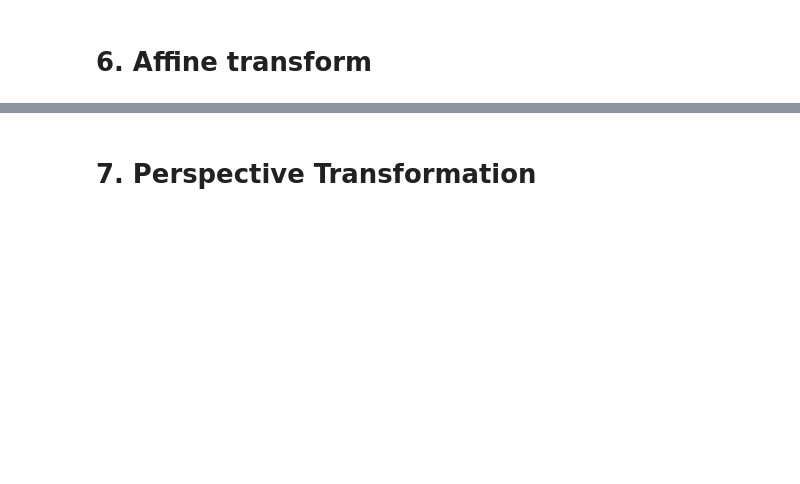
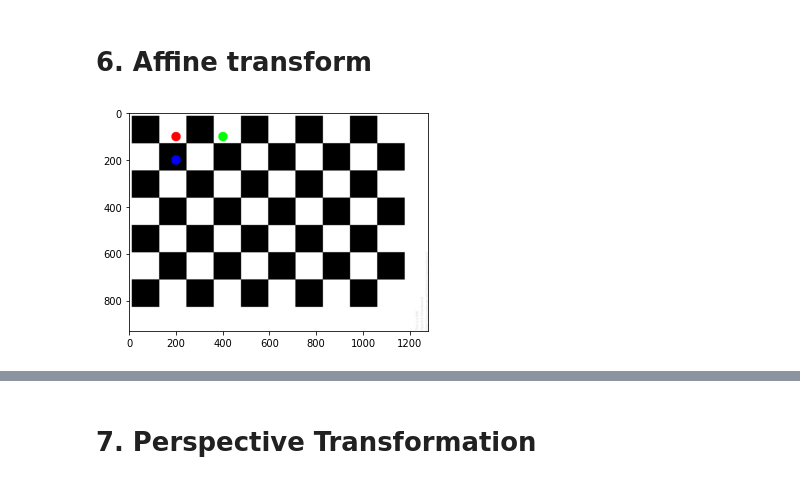
Before and after one commit to hukim1112/MLDL, a Jupyter notebook: lecture5/2.Image_processing.ipynb, the cells around one changed output, grey strips where cells are left out. Drawn from its saved outputs; the diff is of its cells as text; code cells hidden in the pictures; blank space fills up the shorter version.

```diff
--- a/lecture5/2.Image_processing.ipynb
+++ b/lecture5/2.Image_processing.ipynb
@@ -225,24 +264,17 @@ axes[3].imshow(cat[::-1, ::-1, :])
 # %%
 #-*- coding:utf-8 -*-
 import cv2
 import numpy as np
 from matplotlib import pyplot as plt
 
 img = cv2.imread('data/chessboard.jpg')
 rows, cols, ch = img.shape
 
 # pts1의 좌표에 표시. Affine 변환 후 이동 점 확인.
 cv2.circle(img, (200,100), 20, (255,0,0),-1)
 cv2.circle(img, (400,100), 20, (0,255,0),-1)
 cv2.circle(img, (200,200), 20, (0,0,255),-1)
-
-pts1 = np.float32([[200,100],[400,100],[200,200]])
-pts2 = np.float32([[200,300],[400,200],[200,400]])
-
-M = cv2.getAffineTransform(pts1, pts2)
-
-dst = cv2.warpAffine(img, M, (cols,rows))
-
-plt.subplot(121),plt.imshow(img),plt.title('image')
-plt.subplot(122),plt.imshow(dst),plt.title('Affine')
+plt.imshow(img)
 plt.show()
+# %% [output]
+[figure, added]
```
Also changed, not shown: parts of 13 cells of this notebook.
